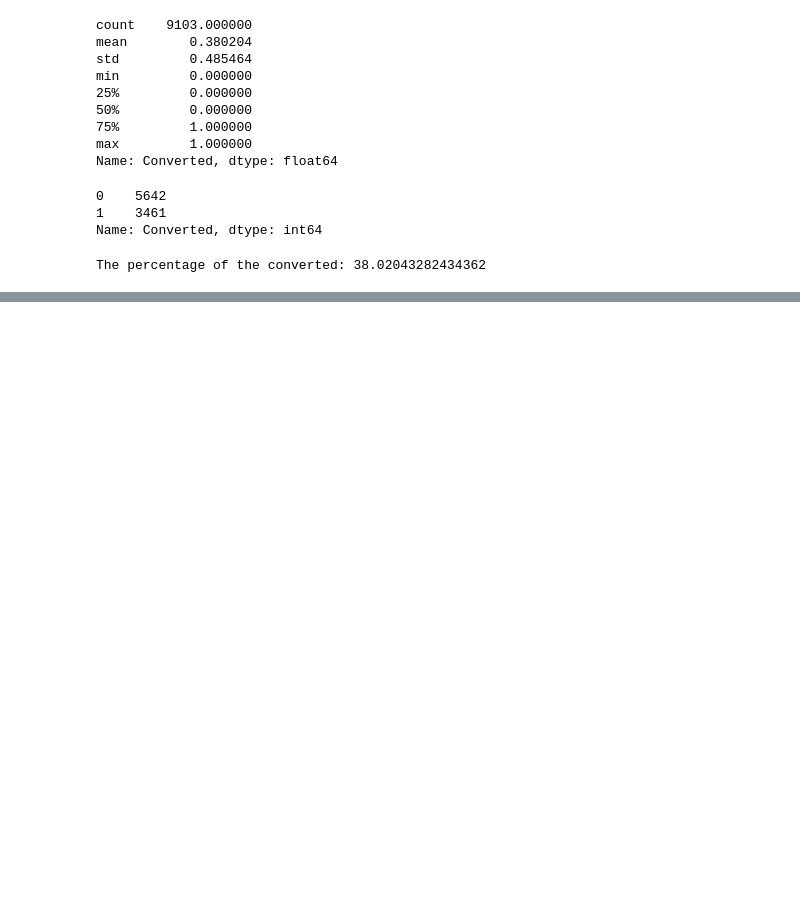
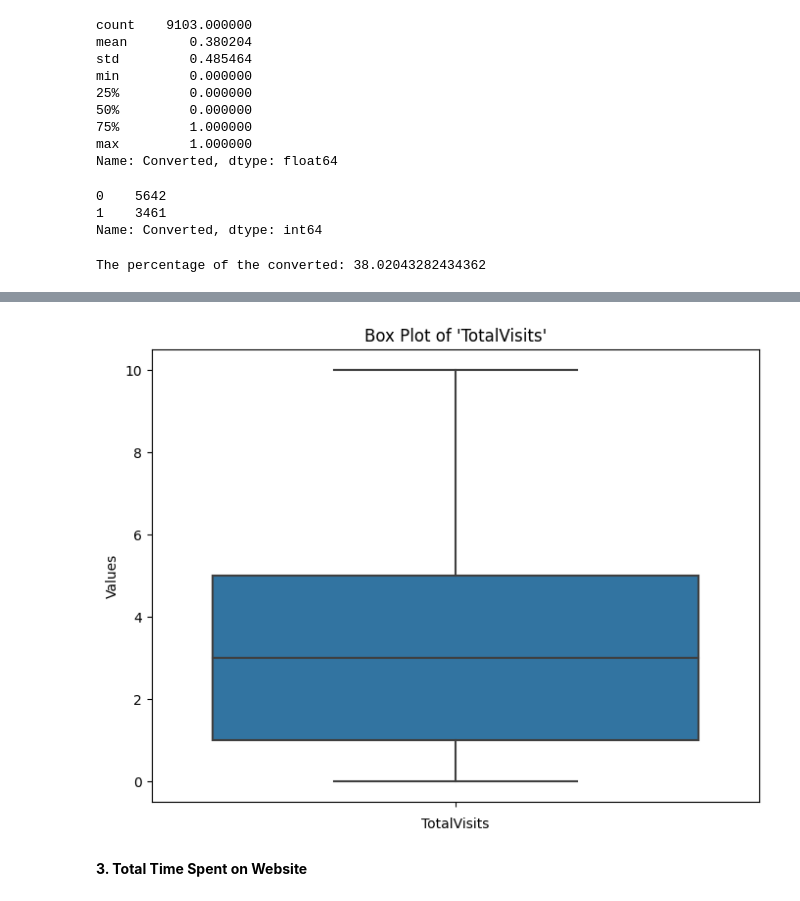
Before and after one commit to BharatPanera/lead_scoring_case_study, a Jupyter notebook: lead_scoring.ipynb, the cells around one changed output, grey strips where cells are left out. Saved outputs shown, nothing was run; the diff lists cells and outputs as text; code cells hidden in the pictures; blank space fills up the shorter version.

```diff
--- a/lead_scoring.ipynb
+++ b/lead_scoring.ipynb
@@ -1009,0 +1065,6 @@ create_box_plot('Converted')
+# %%
+create_box_plot('TotalVisits')
+# %% [output]
+[figure, added]
+# %% [markdown]
+**3. Total Time Spent on Website**
```
Also changed, not shown: parts of 22 cells of this notebook.
